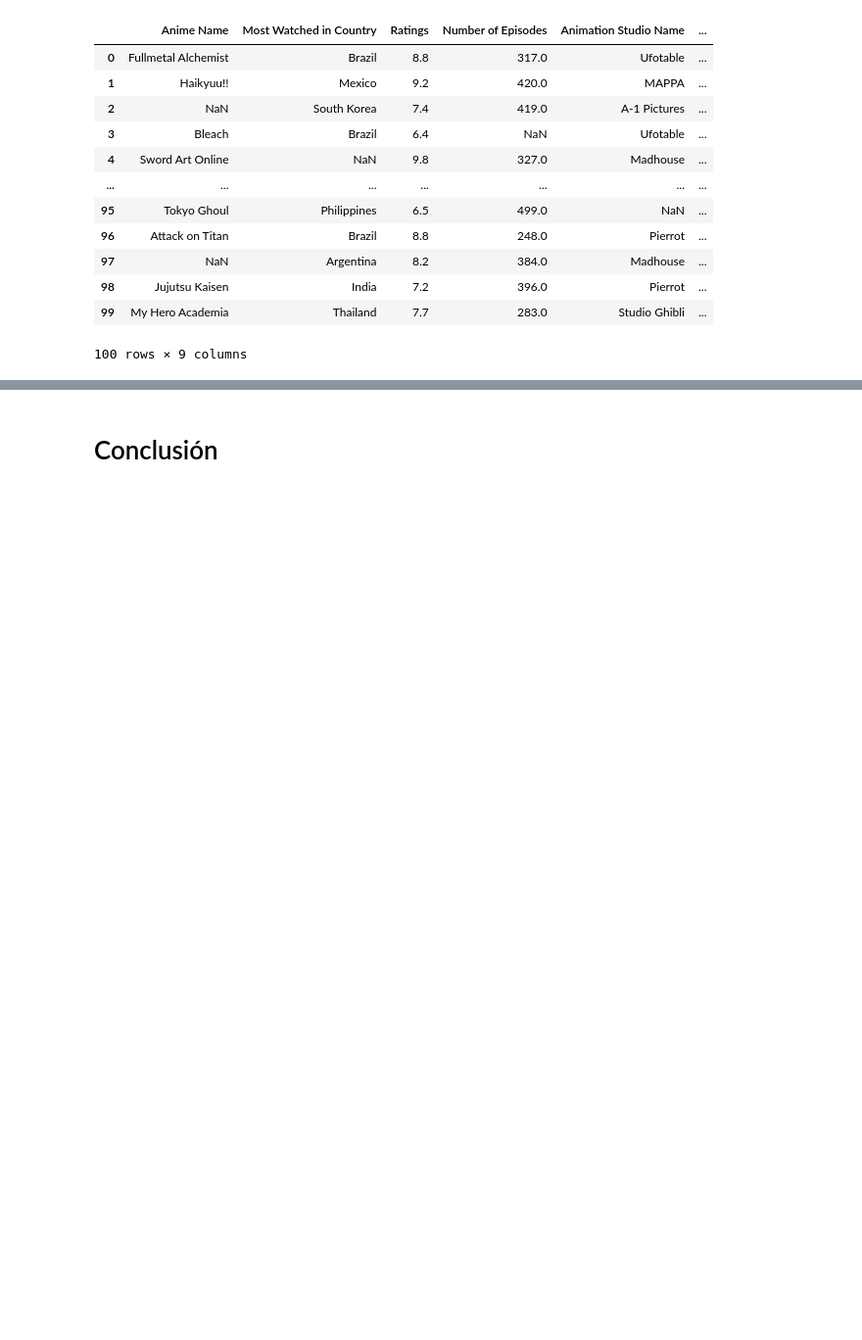
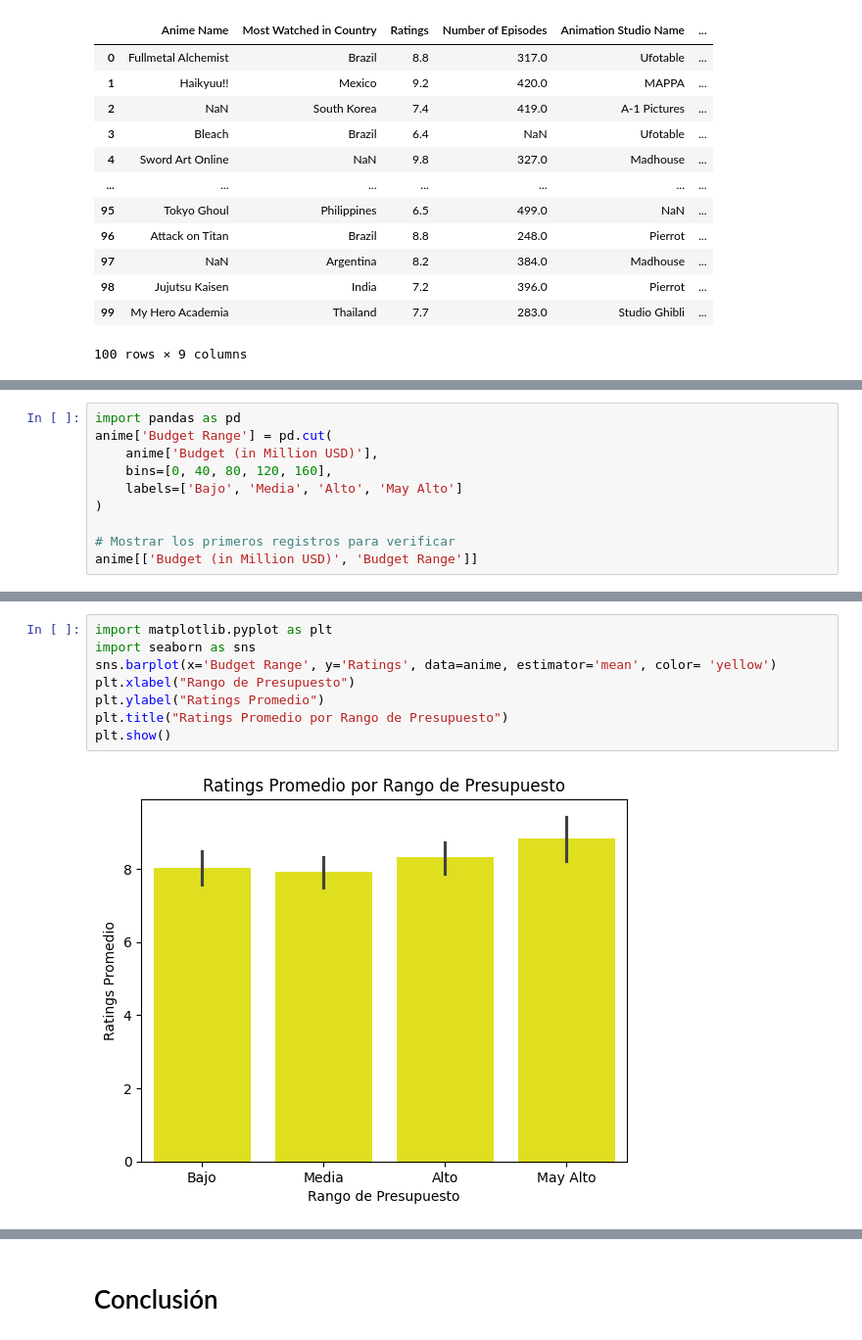
Before and after one commit to ChiaraBB-200/ACT_EDA, a Jupyter notebook: ACT_EDA.ipynb, the cells around one changed output, grey strips where cells are left out. Shown at 98% size. Saved outputs shown, nothing was run; the diff lists cells and outputs as text; blank space fills up the shorter version.

```diff
--- a/ACT_EDA.ipynb
+++ b/ACT_EDA.ipynb
@@ -49,0 +80,10 @@ ModuleNotFoundError: No module named 'matplotlib'
+# %%
+import pandas as pd
+anime['Budget Range'] = pd.cut(
+    anime['Budget (in Million USD)'],
+    bins=[0, 40, 80, 120, 160],
+    labels=['Bajo', 'Media', 'Alto', 'May Alto']
+)
+
+# Mostrar los primeros registros para verificar
+anime[['Budget (in Million USD)', 'Budget Range']]
@@ -49,0 +104,10 @@ ModuleNotFoundError: No module named 'matplotlib'
+# %%
+import matplotlib.pyplot as plt
+import seaborn as sns
+sns.barplot(x='Budget Range', y='Ratings', data=anime, estimator='mean', color= 'yellow')
+plt.xlabel("Rango de Presupuesto")
+plt.ylabel("Ratings Promedio")
+plt.title("Ratings Promedio por Rango de Presupuesto")
+plt.show()
+# %% [output]
+[figure, added]
```
Also changed, not shown: parts of 10 cells of this notebook.
